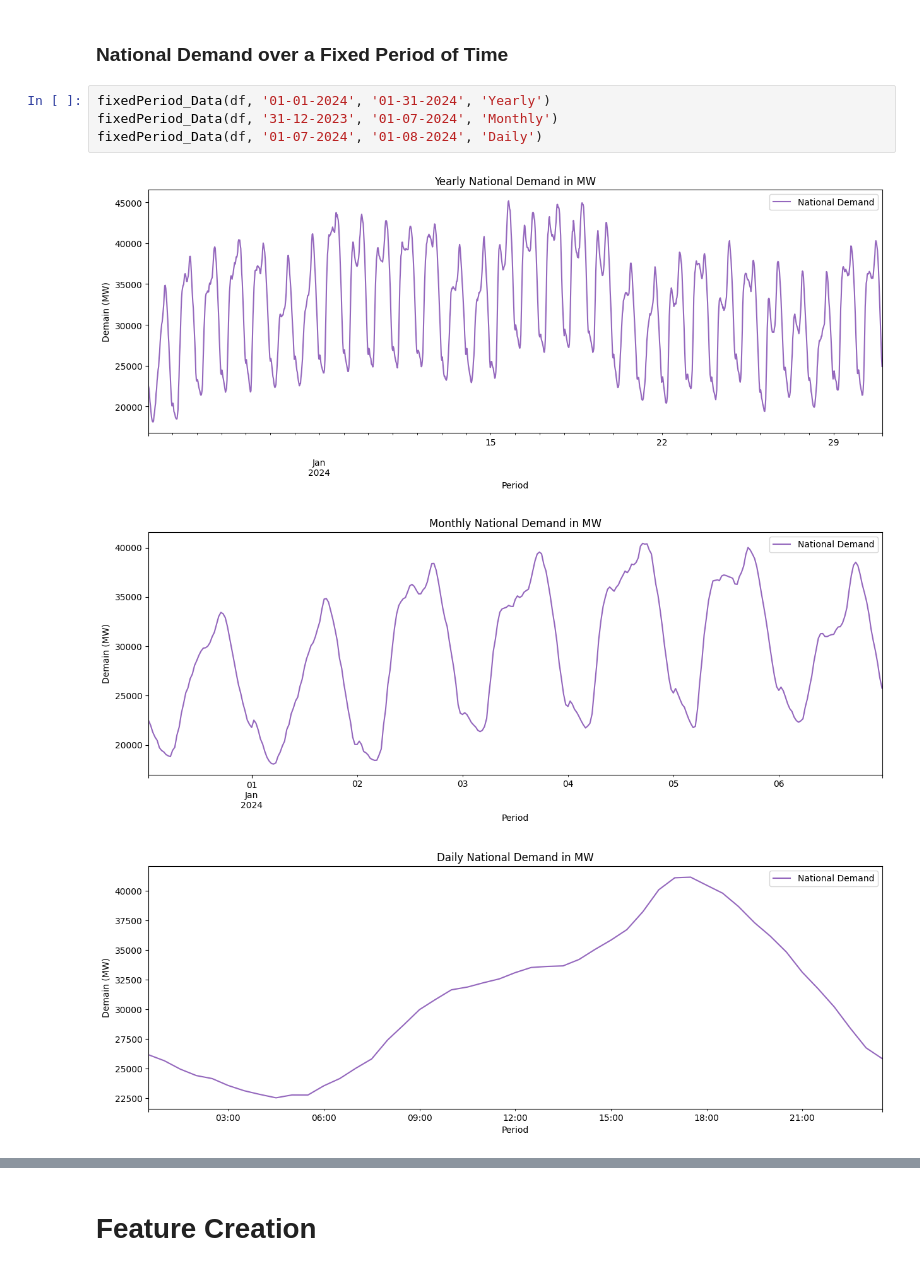
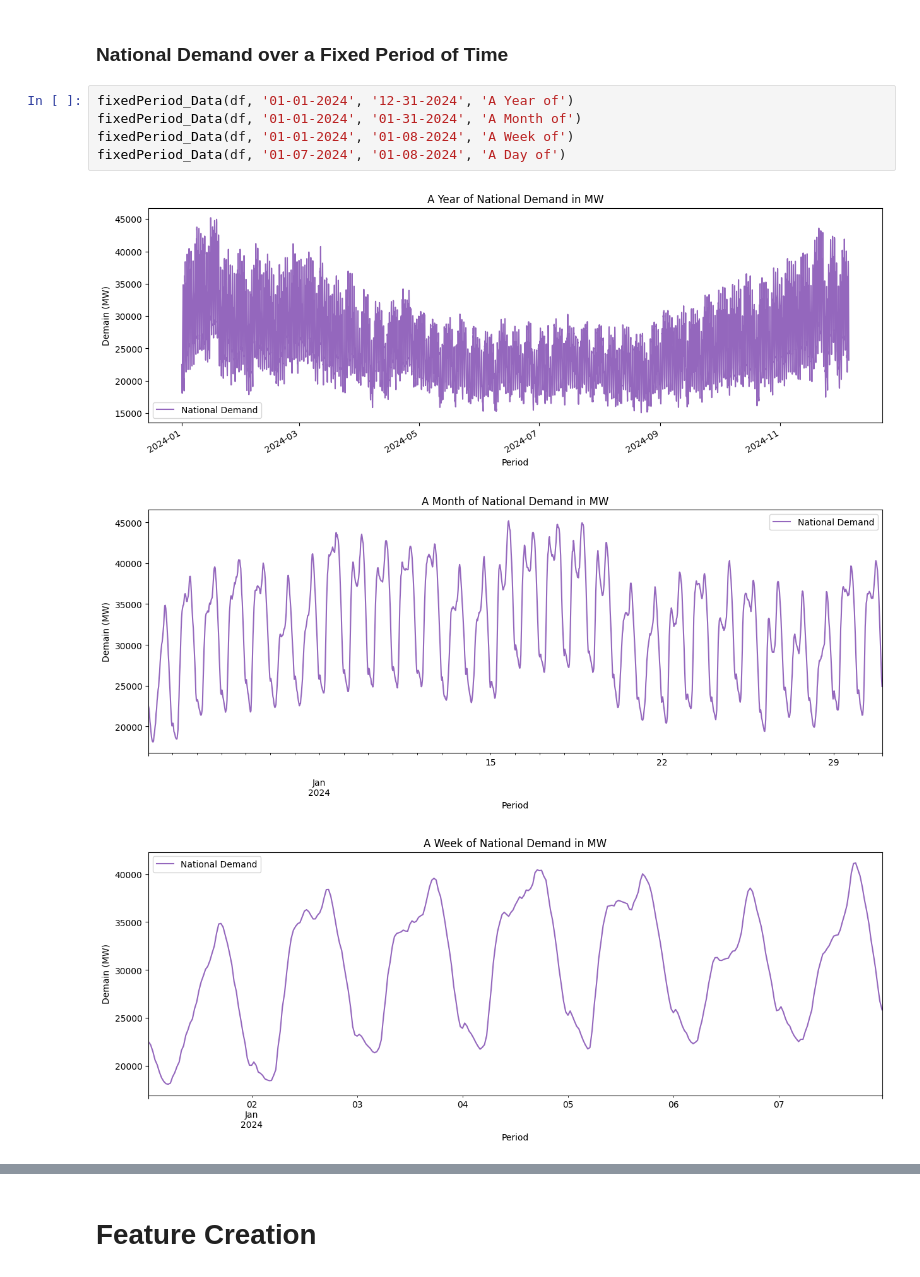
Before and after one commit to kchacon120593/Time_Series_Energy_Forecasting, a Jupyter notebook: time_series_forecasting.ipynb, the cells around one changed output, grey strips where cells are left out. Drawn from its saved outputs; the diff is of its cells as text.

```diff
--- a/time_series_forecasting.ipynb
+++ b/time_series_forecasting.ipynb
@@ -80,10 +76,11 @@ demand_over_time(df)
 # %% [markdown]
 ### National Demand over a Fixed Period of Time
 # %%
-fixedPeriod_Data(df, '01-01-2024', '01-31-2024', 'Yearly')
-fixedPeriod_Data(df, '31-12-2023', '01-07-2024', 'Monthly')
-fixedPeriod_Data(df, '01-07-2024', '01-08-2024', 'Daily')
+fixedPeriod_Data(df, '01-01-2024', '12-31-2024', 'A Year of')
+fixedPeriod_Data(df, '01-01-2024', '01-31-2024', 'A Month of')
+fixedPeriod_Data(df, '01-01-2024', '01-08-2024', 'A Week of')
+fixedPeriod_Data(df, '01-07-2024', '01-08-2024', 'A Day of')
 # %% [output]
-[figure, old version]
+[figure, new version]
-[figure, old version]
+[figure, new version]
-[figure, old version]
+[figure, new version]
```
Also changed, not shown: parts of 24 cells of this notebook, 5 other files.
